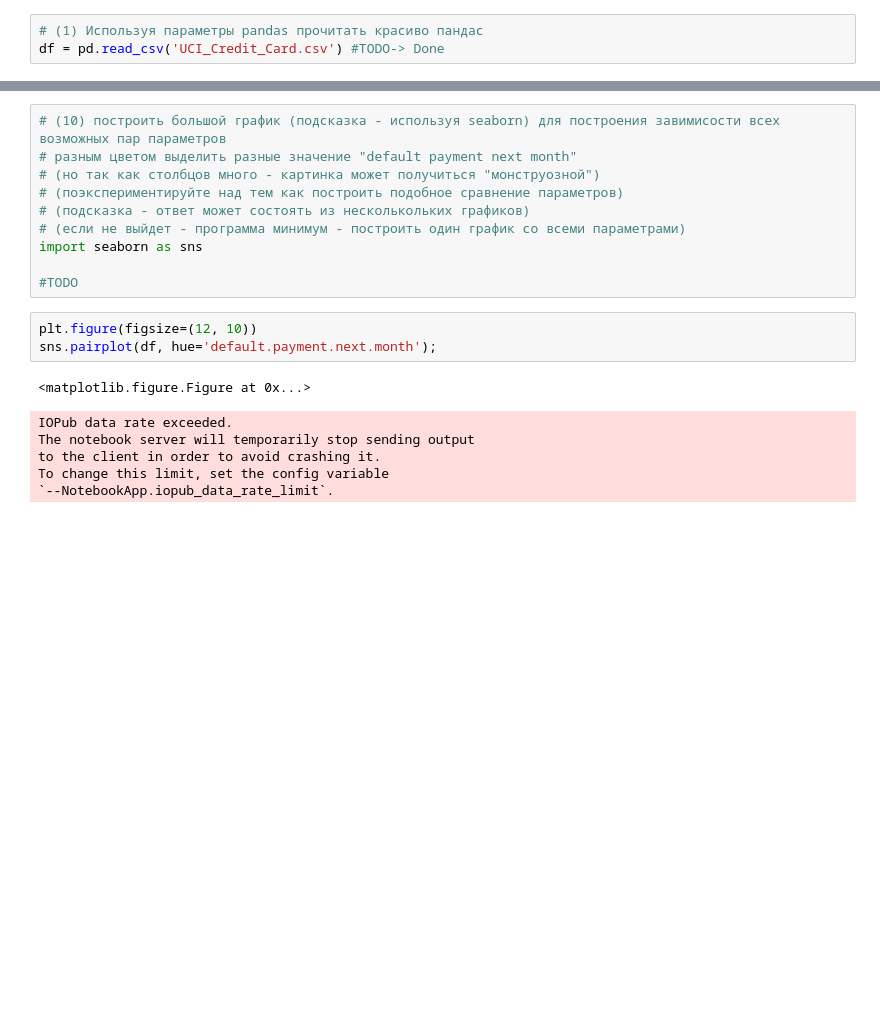
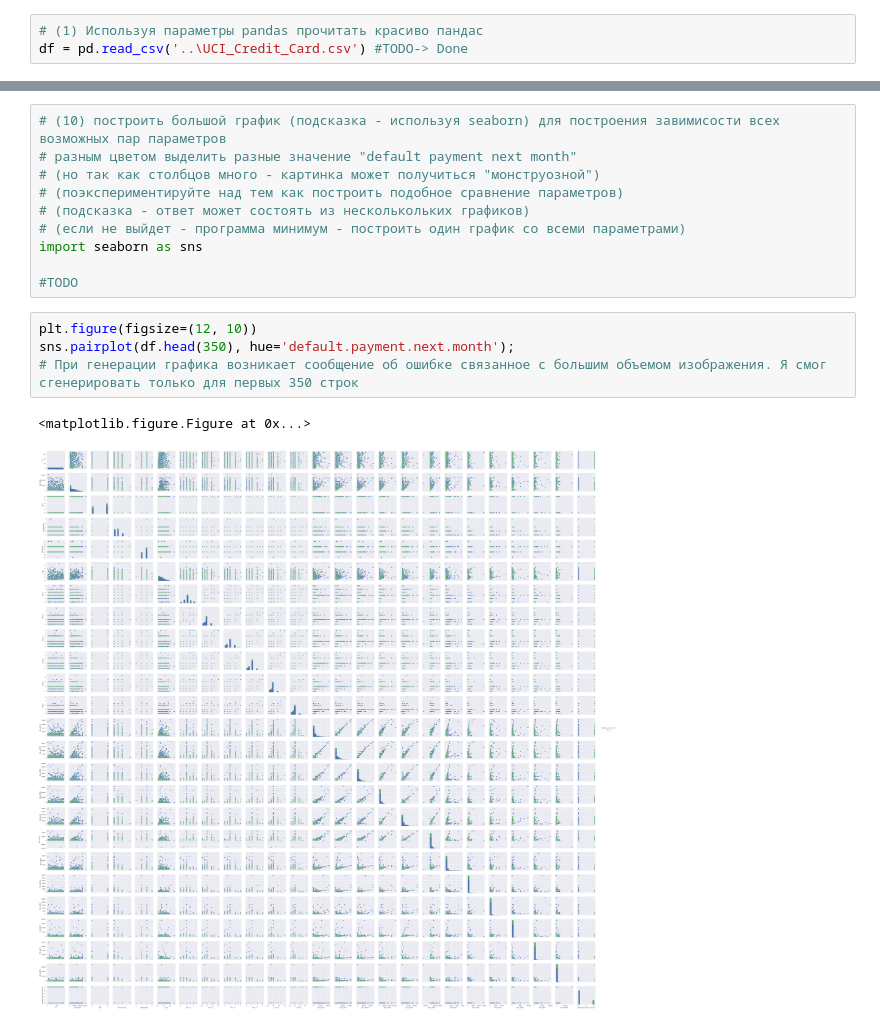
Before and after one commit to Igorigorizh/sfml, a Jupyter notebook: HW_01/hw1-task.ipynb, the cells around one changed output, grey strips where cells are left out. Drawn from its saved outputs; the diff is of its cells as text; blank space fills up the shorter version.

Commit message:
Task 10 workaround, issue with a huge image
There was an issue with a last task due to huge image.

```diff
--- a/HW_01/hw1-task.ipynb
+++ b/HW_01/hw1-task.ipynb
@@ -5,7 +5,7 @@ import os
 #print(os.getcwd()); print(os.listdir('.'))
 # %%
 # (1) Используя параметры pandas прочитать красиво пандас
-df = pd.read_csv('UCI_Credit_Card.csv') #TODO-> Done
+df = pd.read_csv('..\UCI_Credit_Card.csv') #TODO-> Done
 # %%
 df.describe()
 # %% [output]
@@ -443,11 +434,8 @@ import seaborn as sns
 #TODO
 # %%
 plt.figure(figsize=(12, 10))
-sns.pairplot(df, hue='default.payment.next.month');
+sns.pairplot(df.head(350), hue='default.payment.next.month');
+# При генерации графика возникает сообщение об ошибке связанное с большим объемом изображения. Я смог сгенерировать только для первых 350 строк
 # %% [output]
 <matplotlib.figure.Figure at 0x...>
-IOPub data rate exceeded.
-The notebook server will temporarily stop sending output
-to the client in order to avoid crashing it.
-To change this limit, set the config variable
-`--NotebookApp.iopub_data_rate_limit`.
+[figure, added]
```
Also changed, not shown: parts of 9 cells of this notebook.
